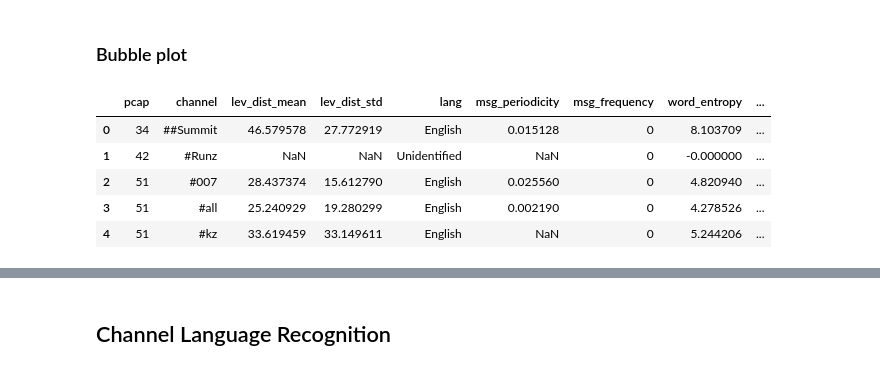
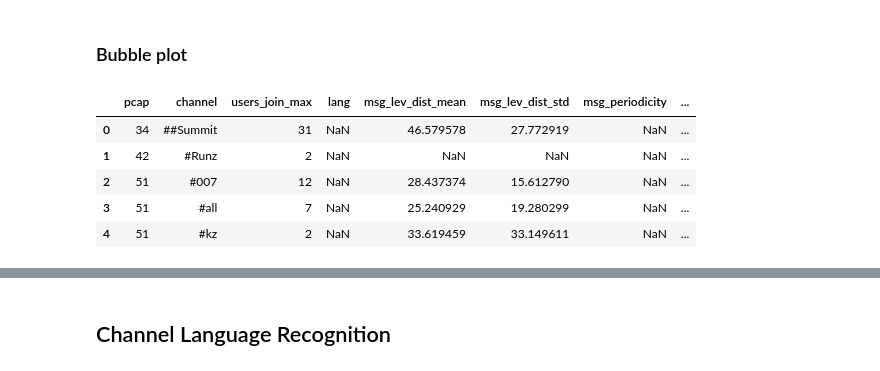
Before and after one commit to stratosphereips/IRC-Behavioral-Analysis, a Jupyter notebook: python/channel_profiling.ipynb, the cells around one changed output, grey strips where cells are left out. Saved outputs shown, nothing was run; the diff lists cells and outputs as text; code cells hidden in the pictures.

Commit message:
channel profiling modified

```diff
--- a/python/channel_profiling.ipynb
+++ b/python/channel_profiling.ipynb
@@ -28,8 +28,8 @@ log_names_mal = ['03','04','34','39','42','51','56','62']
 log_names_benign = ['irc1']
 log_names = log_names_mal + log_names_benign
 
-project_dir = '/Users/preneond/Documents/Work/Stratosphere/IRC-Research/IRC-Behavioral-Analysis/'
-# project_dir = '/home/prenek/IRC-Behavioral-Analysis/'
+# project_dir = '/Users/preneond/Documents/Work/Stratosphere/IRC-Research/IRC-Behavioral-Analysis/'
+project_dir = '/home/prenek/IRC-Behavioral-Analysis/'
 log_dir = os.path.join(project_dir, 'zeek/logs/')
 out_dir = os.path.join(project_dir, 'python/out/')
 
@@ -126,0 +129,19 @@ for logs in logs_privmsg_mal:
+# %%
+df_mal = pd.DataFrame(columns=['pcap', 'channel', 'users_join_max', 'lang', 'msg_lev_dist_mean',
+                               'msg_lev_dist_std','msg_periodicity', 'msg_frequency',
+                               'spec_chars_mean', 'word_entropy', 'active_users','onechannel_users_ratio',
+                               'network_info-num_services', 'network_info-num_users', 'malicious'])
+for ln, logs_div in zip(log_names_mal, logs_privmsg_mal_divided):
+    for channel in logs_div:
+        df_mal = df_mal.append({'pcap': ln, 'channel':channel}, ignore_index=True)
+
+df_benign = pd.DataFrame(columns=['pcap', 'channel', 'users_join_max', 'lang', 'msg_lev_dist_mean',
+                                  'msg_lev_dist_std','msg_periodicity', 'msg_frequency',
+                                  'spec_chars_mean', 'word_entropy', 'active_users','onechannel_users_ratio',
+                                  'network_info-num_services', 'network_info-num_users', 'malicious'])
+for ln, logs_div in zip(log_names_benign, logs_privmsg_benign_divided):
+    for channel in logs_div:
+        df_benign = df_benign.append({'pcap': ln, 'channel':channel}, ignore_index=True)
+
+df_mal.head()
+# df_benign.head()
@@ -127,15 +155,2 @@ for logs in logs_privmsg_mal:
 # %% [markdown]
 ## Number of Users in Channel per Day
-# %%
-df_mal = pd.DataFrame(columns=['pcap','channel'])
-for ln, logs_div in zip(log_names_mal, logs_privmsg_mal_divided):
-    for channel in logs_div:
-        df_mal = df_mal.append({'pcap': ln, 'channel':channel}, ignore_index=True)
-
-df_benign = pd.DataFrame(columns=['pcap','channel'])
-for ln, logs_div in zip(log_names_benign, logs_privmsg_benign_divided):
-    for channel in logs_div:
-        df_benign = df_benign.append({'pcap': ln, 'channel':channel}, ignore_index=True)
-
-df_mal.head()
-# df_benign.head()
@@ -290,39 +285,39 @@ def compute_levenshtein_distance(logs_msg):
 #     # compute number of msg's senders per channel
 #     sources = set([log['source'] for log in logs_div[l_k]])
 #     print('sources: ', len(sources))
 
 #     df = pd.DataFrame([{'channel': l_k, 'num_sources': len(sources), 'lev_dist': logs_lev_dist}])
 
 
 #     if not os.path.isfile(fn):
 #         print('creating csv file....')
 #         df.to_csv(fn, header='column_names')
 #     else:
 #         print('csv file exists.')
 #         df.to_csv(fn, mode='a', header=False)
 
 #     return df
 
 
 # for ln, logs_div in zip(log_names_benign, logs_privmsg_divided):
 #     with Pool() as pool:
 #         fn = os.path.join(out_dir, ln, fileout_lev_dist)
 #         # loop through channels
 #         data = pool.starmap(compute_lev_dist_per_channel, itertools.product([fn], logs_div.keys()))
 import ast
 df_lev_mal = pd.read_csv(os.path.join(out_dir, 'lev_dist_mal.csv'))
 df_lev_mal.drop('Unnamed: 0', axis=1, inplace=True)
 df_lev_mal['lev_dist'] =  df_lev_mal['lev_dist'].apply(lambda x: ast.literal_eval(x))
 # df_lev_mal.head()
 
-df_mal['lev_dist_mean'] = df_lev_mal['lev_dist'].apply(lambda x: np.mean(x))
-df_mal['lev_dist_std'] = df_lev_mal['lev_dist'].apply(lambda x: np.std(x))
+df_mal['msg_lev_dist_mean'] = df_lev_mal['lev_dist'].apply(lambda x: np.mean(x))
+df_mal['msg_lev_dist_std'] = df_lev_mal['lev_dist'].apply(lambda x: np.std(x))
 df_mal.head()
 # %% [output]
-|  | pcap | channel | lev_dist_mean | lev_dist_std | lang | msg_periodicity | msg_frequency | word_entropy | ... |
-| 0 | 34 | ##Summit | 46.579578 | 27.772919 | English | 0.015128 | 0 | 8.103709 | ... |
-| 1 | 42 | #Runz | NaN | NaN | Unidentified | NaN | 0 | -0.000000 | ... |
-| 2 | 51 | #007 | 28.437374 | 15.612790 | English | 0.025560 | 0 | 4.820940 | ... |
-| 3 | 51 | #all | 25.240929 | 19.280299 | English | 0.002190 | 0 | 4.278526 | ... |
-| 4 | 51 | #kz | 33.619459 | 33.149611 | English | NaN | 0 | 5.244206 | ... |
+|  | pcap | channel | users_join_max | lang | msg_lev_dist_mean | msg_lev_dist_std | msg_periodicity | ... |
+| 0 | 34 | ##Summit | 31 | NaN | 46.579578 | 27.772919 | NaN | ... |
+| 1 | 42 | #Runz | 2 | NaN | NaN | NaN | NaN | ... |
+| 2 | 51 | #007 | 12 | NaN | 28.437374 | 15.612790 | NaN | ... |
+| 3 | 51 | #all | 7 | NaN | 25.240929 | 19.280299 | NaN | ... |
+| 4 | 51 | #kz | 2 | NaN | 33.619459 | 33.149611 | NaN | ... |
 # %%
```
Also changed, not shown: parts of 36 cells of this notebook.
